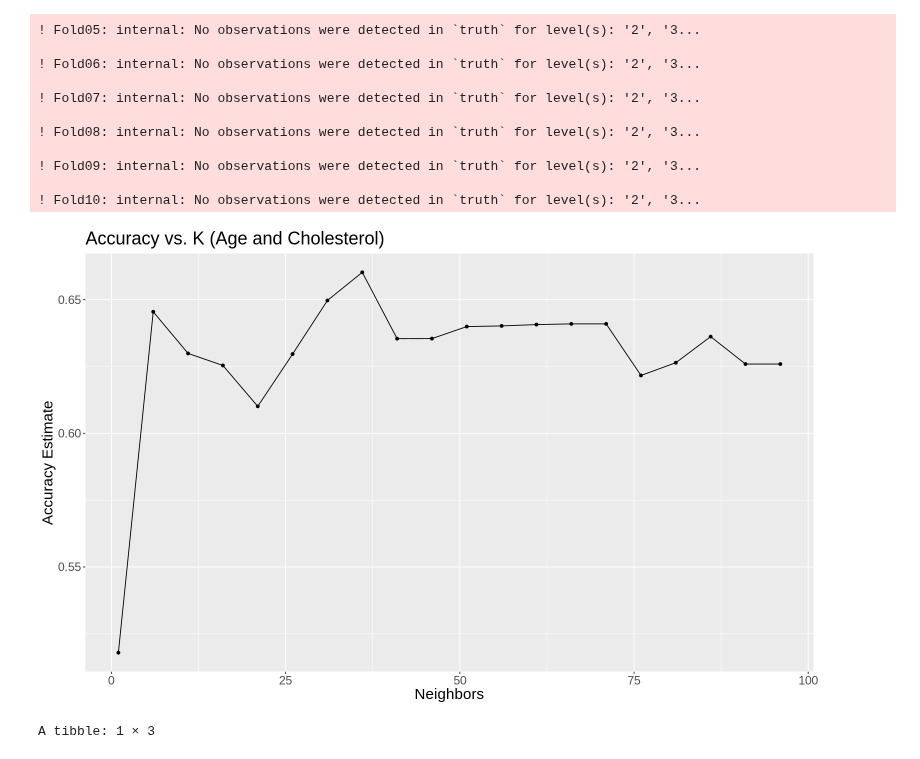
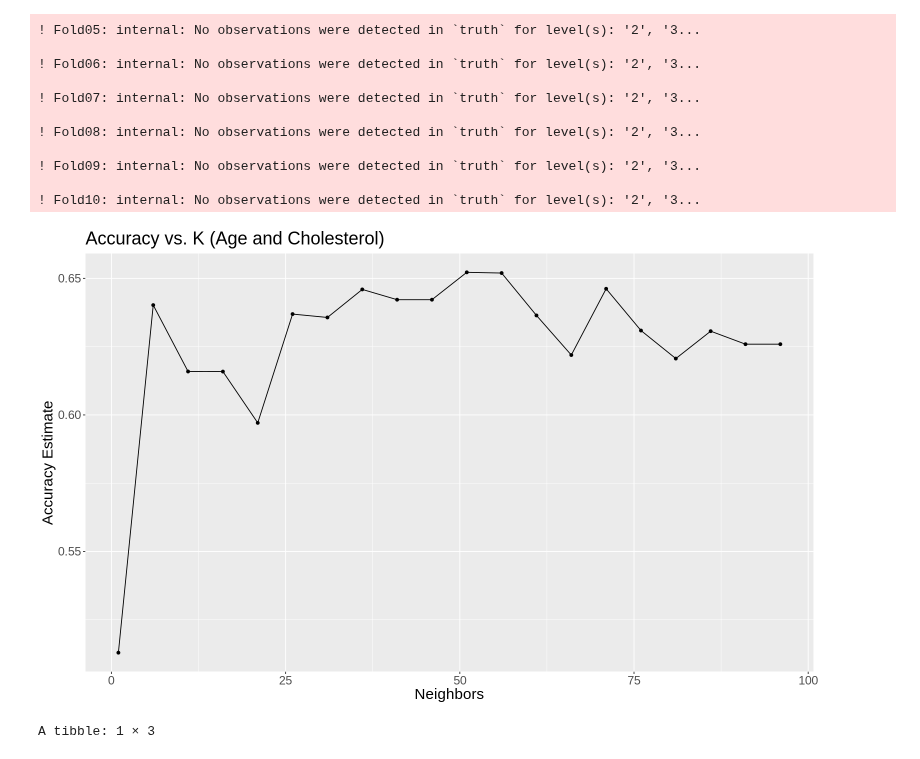
Before and after one commit to camirr/Heart-Disease-Data-Set-Case-Study, a Jupyter notebook: Project_report.ipynb, the cells around one changed output. Saved outputs shown, nothing was run; the diff lists cells and outputs as text; code cells hidden in the pictures.

```diff
--- a/Project_report.ipynb
+++ b/Project_report.ipynb
@@ -308,28 +383,25 @@ A tibble: 1 × 3
 ### Age and Cholesterol
 # %%
 # Set the seed
-set.seed(999)
+set.seed(100)
 
 # Create the standardization recipe
-heart_disease_recipe <- recipe(diagnosis ~ age + cholesterol, data = heart_disease_train) %>%
+heart_disease_recipe_two_2 <- recipe(diagnosis ~ age + cholesterol, data = heart_disease_train) %>%
                         step_scale(all_predictors()) %>%
                         step_center(all_predictors())
 
 # Create the KNN model specification
-knn_spec <- nearest_neighbor(weight_func = "rectangular", neighbors = tune()) %>%
+knn_spec_two_2 <- nearest_neighbor(weight_func = "rectangular", neighbors = tune()) %>%
             set_engine("kknn")%>%
             set_mode("classification")
 
 # Perform 10-fold cross-validation
-heart_disease_vfold <- vfold_cv(heart_disease_train, v = 10, strata = diagnosis)
+heart_disease_vfold_two_2 <- vfold_cv(heart_disease_train, v = 10, strata = diagnosis)
 
-# Put the recipe and model specification in a workflow
-k_vals <- tibble(neighbors = seq(from = 1, to = 100, by = 5))
-
-knn_results <- workflow() %>%
-            add_recipe(heart_disease_recipe)%>%
-            add_model(knn_spec) %>%
-            tune_grid(resamples = heart_disease_vfold, grid = k_vals) %>%
+knn_results_two_2 <- workflow() %>%
+            add_recipe(heart_disease_recipe_two_2)%>%
+            add_model(knn_spec_two_2) %>%
+            tune_grid(resamples = heart_disease_vfold_two_2, grid = k_vals) %>%
             collect_metrics()
 # %% [output]
 ! Fold01: internal: No observations were detected in `truth` for level(s): '2', '3...
@@ -353,20 +425,19 @@ knn_results <- workflow() %>%
 ! Fold10: internal: No observations were detected in `truth` for level(s): '2', '3...
 # %%
 # Filter for accuracy from the .metric column
-accuracies <- knn_results %>%
+accuracies_two_2 <- knn_results_two_2 %>%
        filter(.metric == "accuracy")
-
 
 # Select K by plotting Accuracy vs. K
 
-accuracy_vs_k <- ggplot(accuracies, aes(x = neighbors, y = mean))+
+accuracy_vs_k_two_2 <- ggplot(accuracies_two_2, aes(x = neighbors, y = mean))+
                     geom_point()+
                     geom_line()+
                     labs(x = "Neighbors", y = "Accuracy Estimate")+
                     theme(text = element_text(size = 18))+
                     ggtitle("Accuracy vs. K (Age and Cholesterol)")
-accuracy_vs_k
+accuracy_vs_k_two_2
 # %% [output]
-[figure, old version]
+[figure, new version]
 # %%
 # Make a new model specification for the best paramter value and retrain the classifier using the fit function.
```
Also changed, not shown: parts of 32 cells of this notebook.
